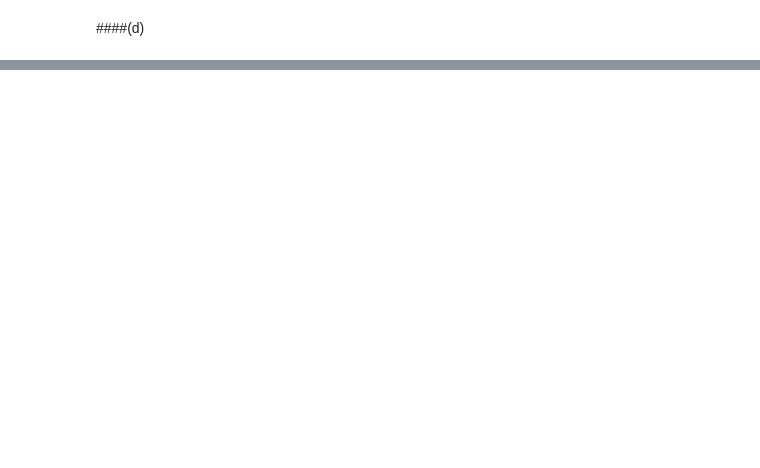
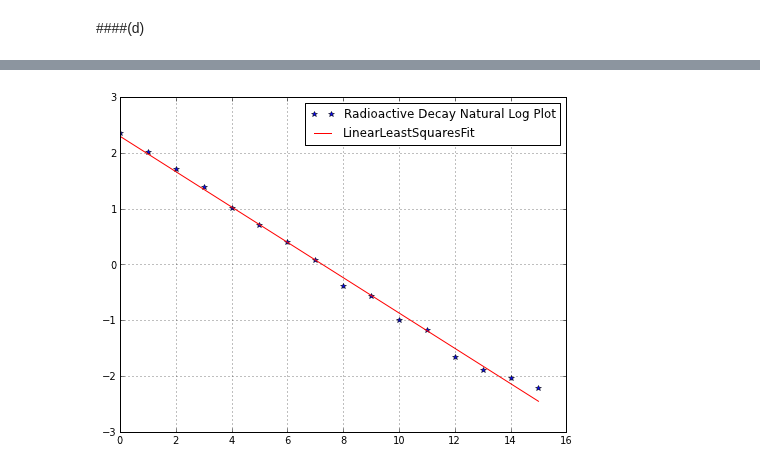
Before and after one commit to wsnyderPHYS202/PHYS202-S13, a Jupyter notebook: Week10/TuesdayWork.ipynb, the cells around one changed output, grey strips where cells are left out. Drawn from its saved outputs; the diff is of its cells as text; code cells hidden in the pictures; blank space fills up the shorter version.

```diff
--- a/Week10/TuesdayWork.ipynb
+++ b/Week10/TuesdayWork.ipynb
@@ -53,0 +66,11 @@ show()
+# %%
+figure(figsize = (8,6))
+
+plot(t, lnN, 'b*', label = 'Radioactive Decay Natural Log Plot')
+plot(t, mxb, color = 'r', label = 'LinearLeastSquaresFit')
+
+grid(True)
+legend(loc = 'best')
+show()
+# %% [output]
+[figure, added]
```
Also changed, not shown: parts of 5 cells of this notebook, 1 other file.
